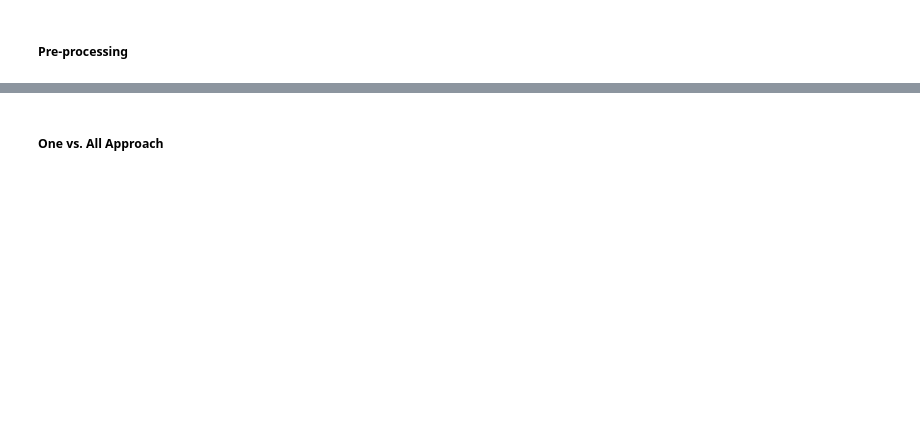
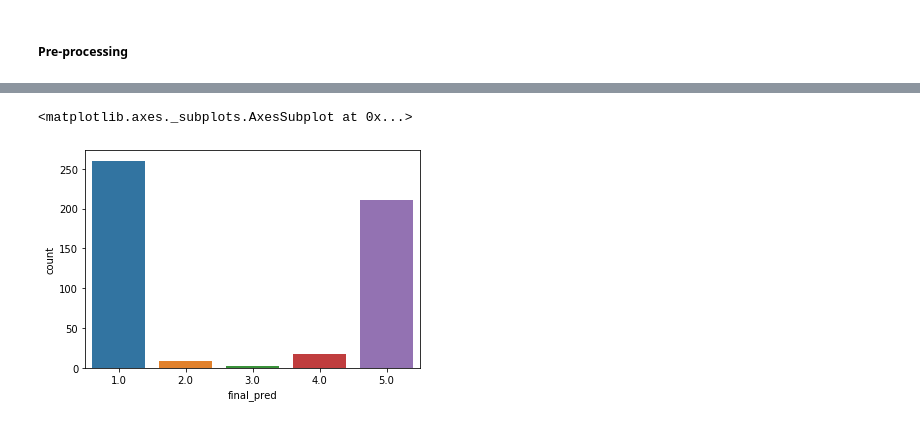
Before and after one commit to tanveed/team-t, a Jupyter notebook: NLP Yelp.ipynb, the cells around one changed output, grey strips where cells are left out. Cells and saved outputs as stored; diff of their text form; code cells hidden in the pictures; blank space fills up the shorter version.

```diff
--- a/NLP Yelp.ipynb
+++ b/NLP Yelp.ipynb
@@ -645,0 +899,21 @@ c6['text'] = c6['text'].apply(clean_text)
+# %%
+# Baseline
+print(baseline.evaluate(X_baseline, y))
+
+# LSTM
+print(lstm.evaluate(X_lstm, y))
+
+# One vs. All
+one_star_ps = lstm_1.predict(X_lstm)
+two_star_ps = lstm_2.predict(X_lstm)
+three_star_ps = lstm_3.predict(X_lstm)
+four_star_ps = lstm_4.predict(X_lstm)
+five_star_ps = lstm_5.predict(X_lstm)
+
+data = [one_star_ps.flatten(), two_star_ps.flatten(), three_star_ps.flatten(), four_star_ps.flatten(), five_star_ps.flatten()]
+cols = [1, 2, 3, 4, 5]
+ps = pd.DataFrame(data=data, index=cols).T
+
+ps["ova_pred"] = ps.idxmax(axis=1)
+
+print([MAE(ps["ova_pred"], pd.DataFrame(data=y, columns=cols).idxmax(axis=1)), Accuracy(ps["ova_pred"], pd.DataFrame(data=y, columns=cols).idxmax(axis=1))])
@@ -645,0 +928,16 @@ c6['text'] = c6['text'].apply(clean_text)
+# %%
+# Baseline
+baseline_preds = pd.DataFrame(baseline.predict(X_baseline), columns=cols)
+baseline_preds['baseline_pred'] = baseline_preds.idxmax(axis=1)
+
+# LSTM
+lstm_preds = pd.DataFrame(lstm.predict(X_lstm), columns=cols)
+lstm_preds['lstm_pred'] = lstm_preds.idxmax(axis=1)
+
+# One vs. all
+ova_preds = ps
+
+all_preds = pd.DataFrame([baseline_preds['baseline_pred'], lstm_preds['lstm_pred'], ova_preds['ova_pred']]).T
+all_preds["final_pred"] = all_preds.mode(axis=1)[0]
+
+print([MAE(all_preds["final_pred"], pd.DataFrame(data=y, columns=cols).idxmax(axis=1)), Accuracy(all_preds["final_pred"], pd.DataFrame(data=y, columns=cols).idxmax(axis=1))])
@@ -678,2 +947,0 @@ print(Accuracy(ps["pred"], pd.DataFrame(data=y, columns=cols).idxmax(axis=1)))
-# %% [markdown]
-##### One vs. All Approach
@@ -706,2 +948,5 @@ print(Accuracy(ps["pred"], pd.DataFrame(data=y, columns=cols).idxmax(axis=1)))
 # %%
-sns.countplot(ps["pred"])
+sns.countplot(all_preds["final_pred"])
+# %% [output]
+<matplotlib.axes._subplots.AxesSubplot at 0x...>
+[figure, added]
```
Also changed, not shown: parts of 68 cells of this notebook, 14 other files.
